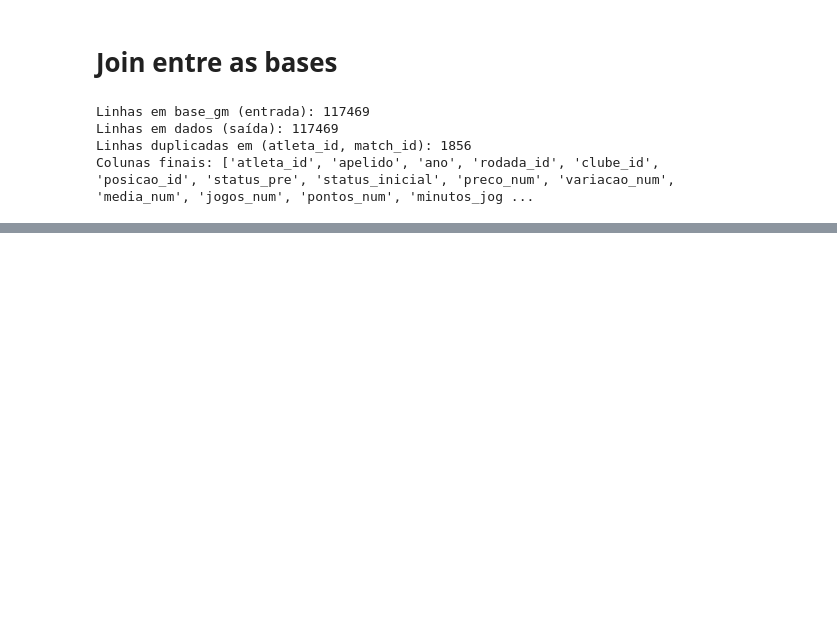
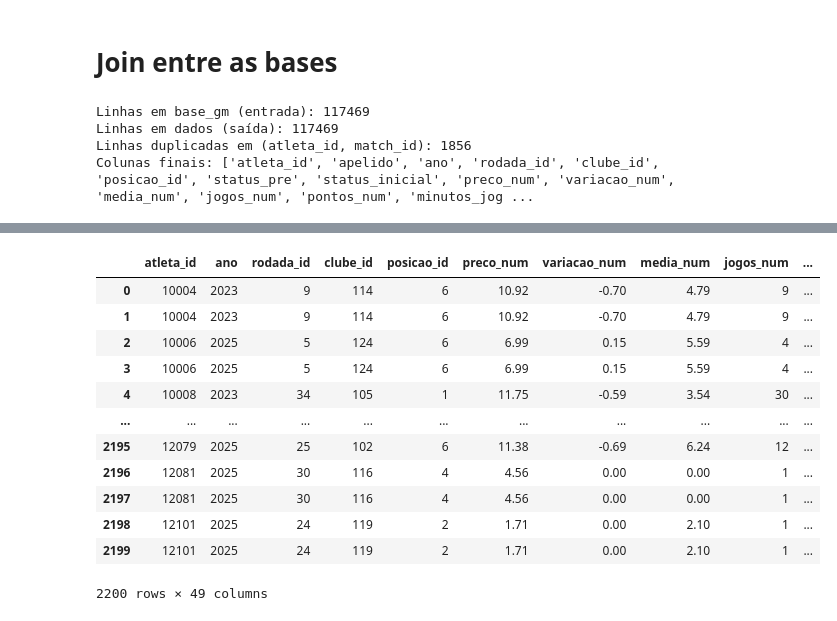
Before and after one commit to PedroHenFerreira/Gato-Mestre, a Jupyter notebook: src/notebooks/ETL.ipynb, the cells around one changed output, grey strips where cells are left out. Cells and saved outputs as stored; diff of their text form; code cells hidden in the pictures; blank space fills up the shorter version.

```diff
--- a/src/notebooks/ETL.ipynb
+++ b/src/notebooks/ETL.ipynb
@@ -507,0 +475,23 @@ Number of Repeated Rows: 1100
+# %%
+duplicadas = dados[
+    dados.duplicated(
+        # subset=["atleta_id", "match_id"],
+        keep=False
+    )
+]
+
+duplicadas.sort_values(["atleta_id", "match_id", "ano", "rodada_id"], ascending=True).reset_index(drop=True)
+# %% [output]
+|  | atleta_id | ano | rodada_id | clube_id | posicao_id | preco_num | variacao_num | media_num | jogos_num | ... |
+| 0 | 10004 | 2023 | 9 | 114 | 6 | 10.92 | -0.70 | 4.79 | 9 | ... |
+| 1 | 10004 | 2023 | 9 | 114 | 6 | 10.92 | -0.70 | 4.79 | 9 | ... |
+| 2 | 10006 | 2025 | 5 | 124 | 6 | 6.99 | 0.15 | 5.59 | 4 | ... |
+| 3 | 10006 | 2025 | 5 | 124 | 6 | 6.99 | 0.15 | 5.59 | 4 | ... |
+| 4 | 10008 | 2023 | 34 | 105 | 1 | 11.75 | -0.59 | 3.54 | 30 | ... |
+| ... | ... | ... | ... | ... | ... | ... | ... | ... | ... | ... |
+| 2195 | 12079 | 2025 | 25 | 102 | 6 | 11.38 | -0.69 | 6.24 | 12 | ... |
+| 2196 | 12081 | 2025 | 30 | 116 | 4 | 4.56 | 0.00 | 0.00 | 1 | ... |
+| 2197 | 12081 | 2025 | 30 | 116 | 4 | 4.56 | 0.00 | 0.00 | 1 | ... |
+| 2198 | 12101 | 2025 | 24 | 119 | 2 | 1.71 | 0.00 | 2.10 | 1 | ... |
+| 2199 | 12101 | 2025 | 24 | 119 | 2 | 1.71 | 0.00 | 2.10 | 1 | ... |
+2200 rows × 49 columns
```
Also changed, not shown: parts of 29 cells of this notebook, 7 other files.
